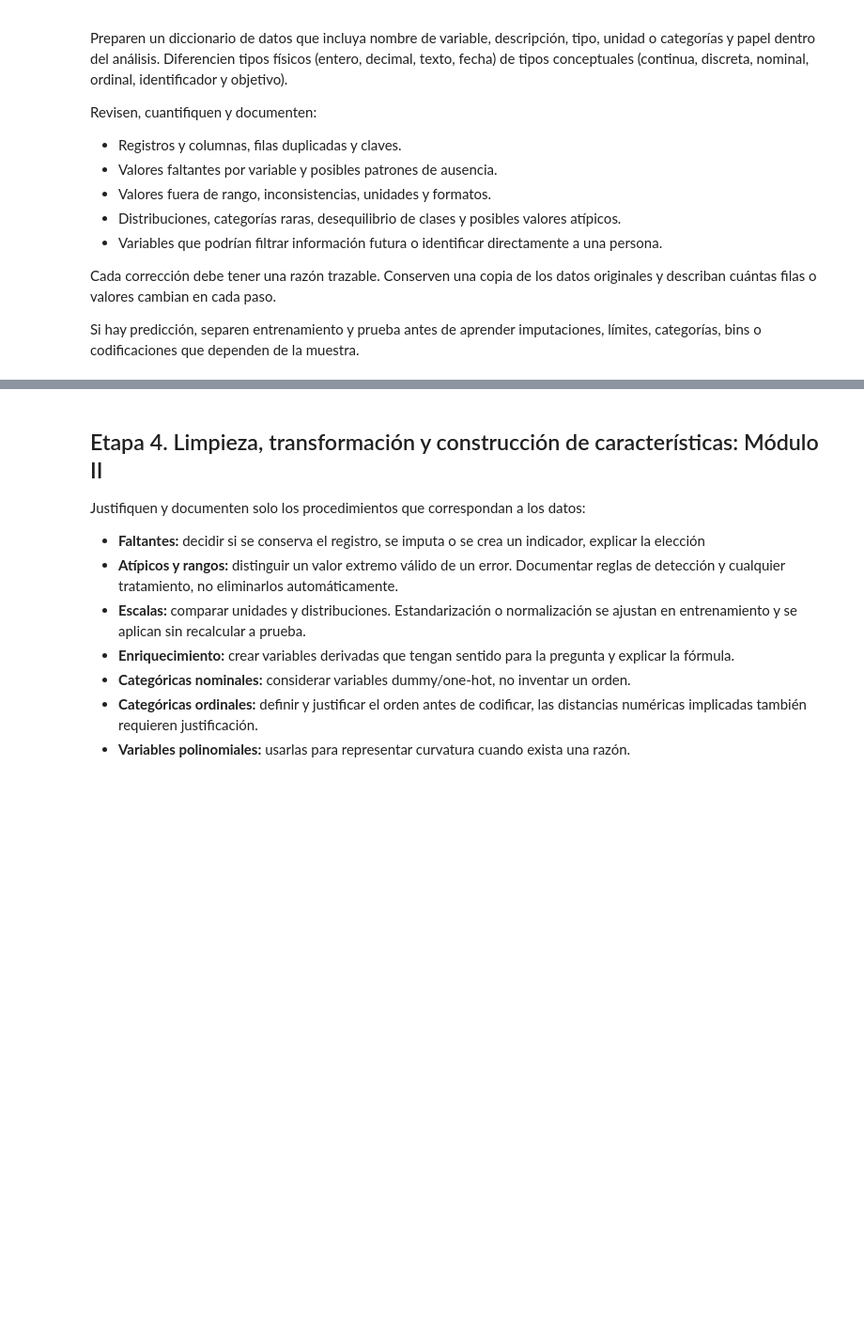
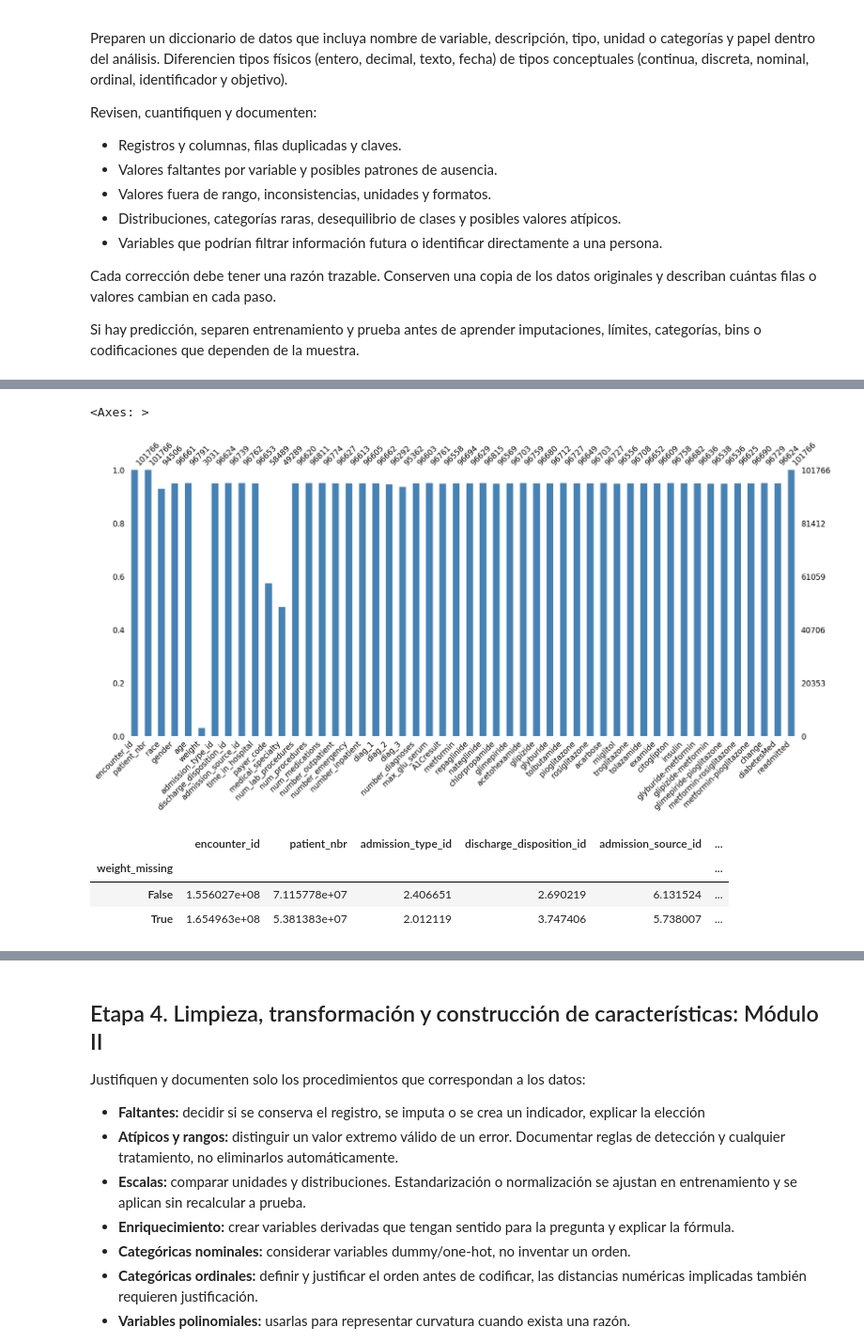
Before and after one commit to rossdcc/Proyecto_diabetes, a Jupyter notebook: Guia_Proyecto_Final_Equipo4 (2).ipynb, the cells around one changed output, grey strips where cells are left out. Shown at 94% size. Drawn from its saved outputs; the diff is of its cells as text; code cells hidden in the pictures; blank space fills up the shorter version.

```diff
--- a/Guia_Proyecto_Final_Equipo4 (2).ipynb
+++ b/Guia_Proyecto_Final_Equipo4 (2).ipynb
@@ -211,0 +499,14 @@ Si hay predicción, separen entrenamiento y prueba antes de aprender imputacione
+# %%
+msno.bar(df, color='steelblue')
+# %% [output]
+<Axes: >
+[figure, added]
+# %%
+df['weight_missing'] = df['weight'].isnull()
+
+df.groupby('weight_missing').mean(numeric_only=True)
+# %% [output]
+|  | encounter_id | patient_nbr | admission_type_id | discharge_disposition_id | admission_source_id | ... |
+| weight_missing |  |  |  |  |  | ... |
+| False | 1.556027e+08 | 7.115778e+07 | 2.406651 | 2.690219 | 6.131524 | ... |
+| True | 1.654963e+08 | 5.381383e+07 | 2.012119 | 3.747406 | 5.738007 | ... |
```
Also changed, not shown: parts of 30 cells of this notebook, 2 other files.
